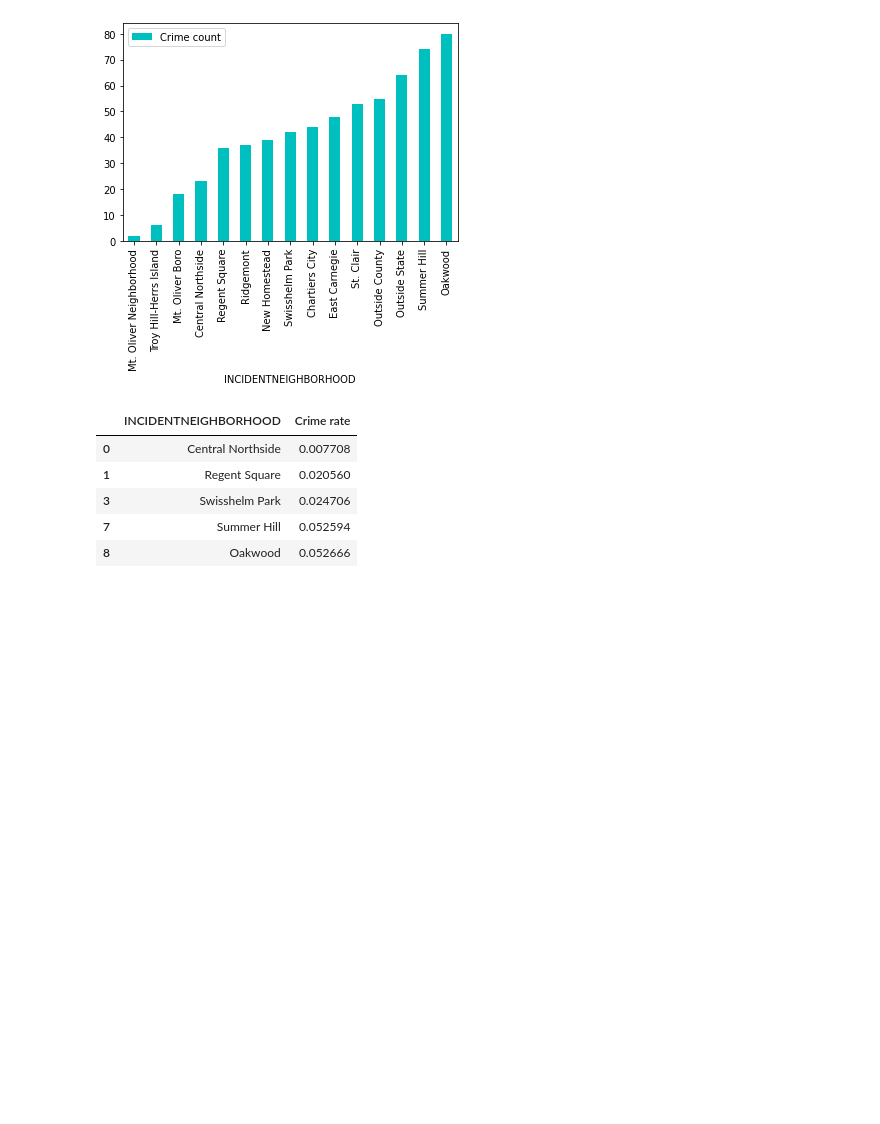
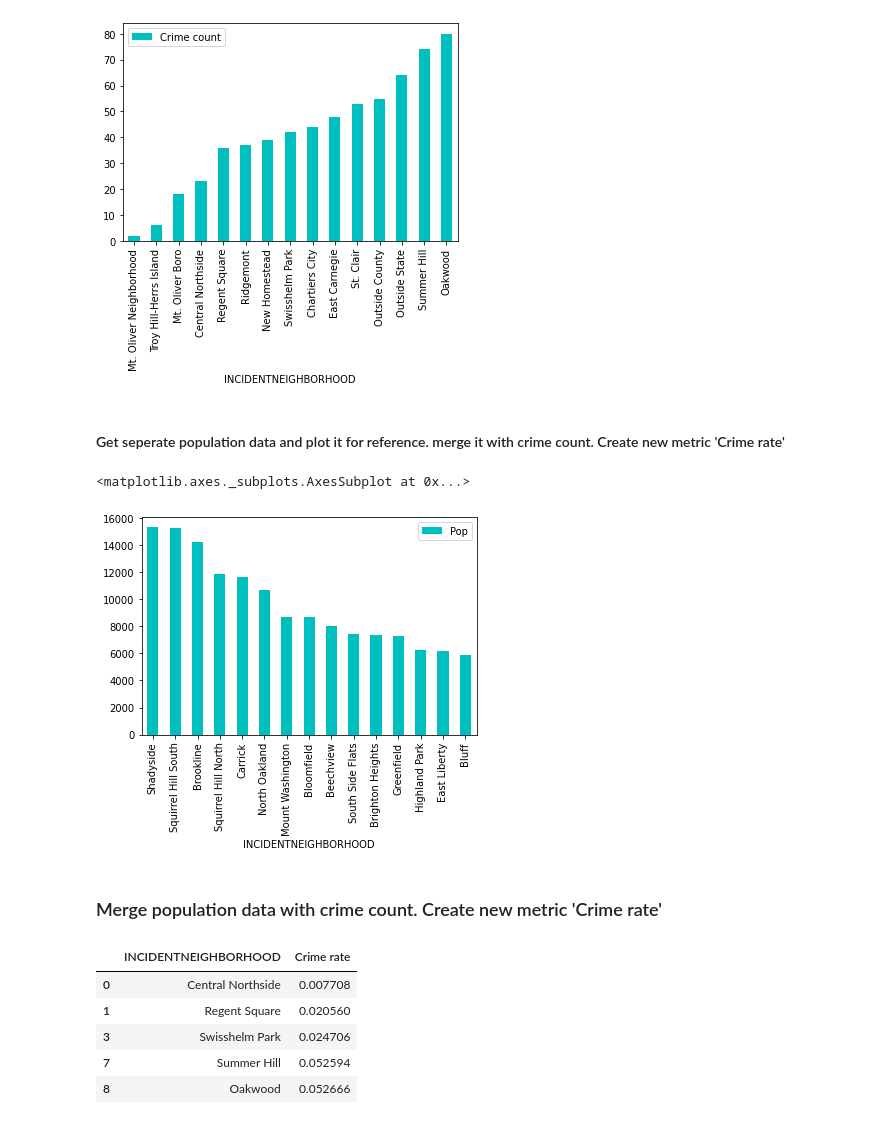
Before and after one commit to timt3r/best-neighborhood, a Jupyter notebook: Chris_Trent_Davis.ipynb, the cells around one changed output. Drawn from its saved outputs; the diff is of its cells as text; code cells hidden in the pictures; blank space fills up the shorter version.

```diff
--- a/Chris_Trent_Davis.ipynb
+++ b/Chris_Trent_Davis.ipynb
@@ -27,6 +31,17 @@ crime_count.head(15).plot.bar(color='c')
 # %% [output]
 <matplotlib.axes._subplots.AxesSubplot at 0x...>
 [figure]
+# %% [markdown]
+#### Get seperate population data and plot it for reference. merge it with crime count. Create new metric 'Crime rate'
+# %%
+pop = pd.read_csv("populations.csv")
+pop = pop.sort_values(by = "Pop", ascending=False)
+pop.head(15).plot.bar(x = "INCIDENTNEIGHBORHOOD", color='c')
+# %% [output]
+<matplotlib.axes._subplots.AxesSubplot at 0x...>
+[figure, added]
+# %% [markdown]
+### Merge population data with crime count. Create new metric 'Crime rate'
 # %%
 pop = pd.read_csv("populations.csv")
 new_data = pd.merge(crime_count, pop, on="INCIDENTNEIGHBORHOOD")
```
Also changed, not shown: parts of 3 cells of this notebook.
